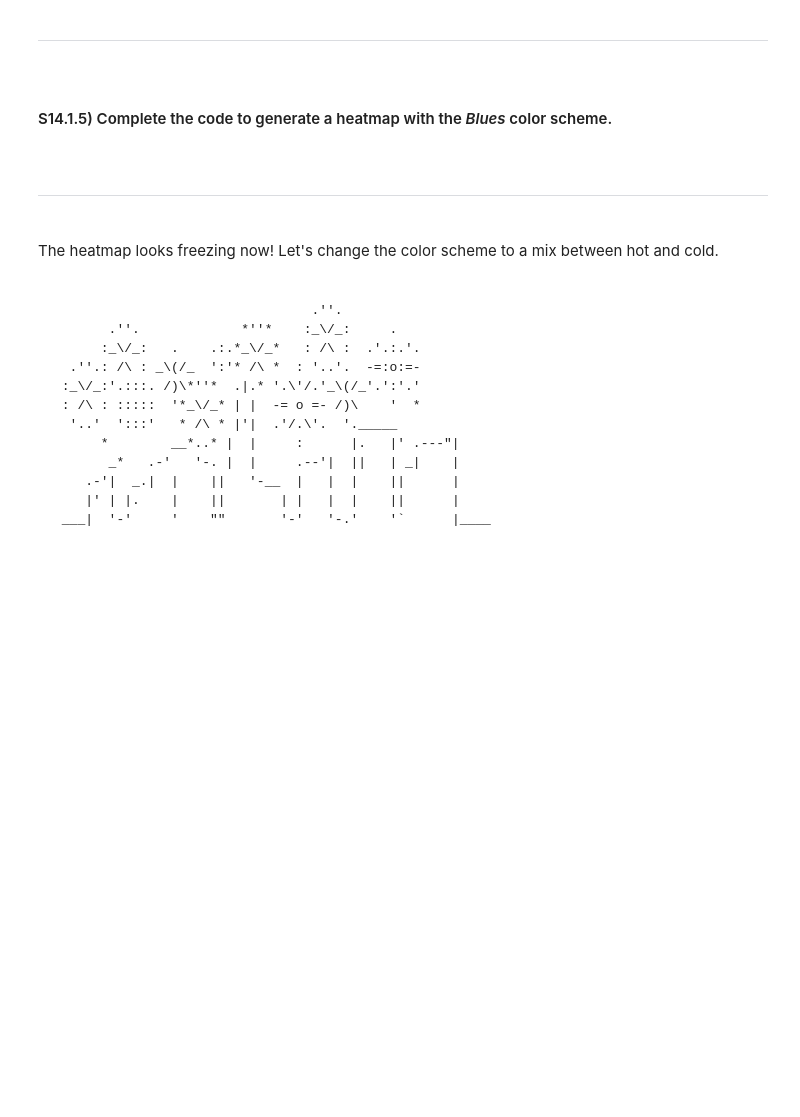
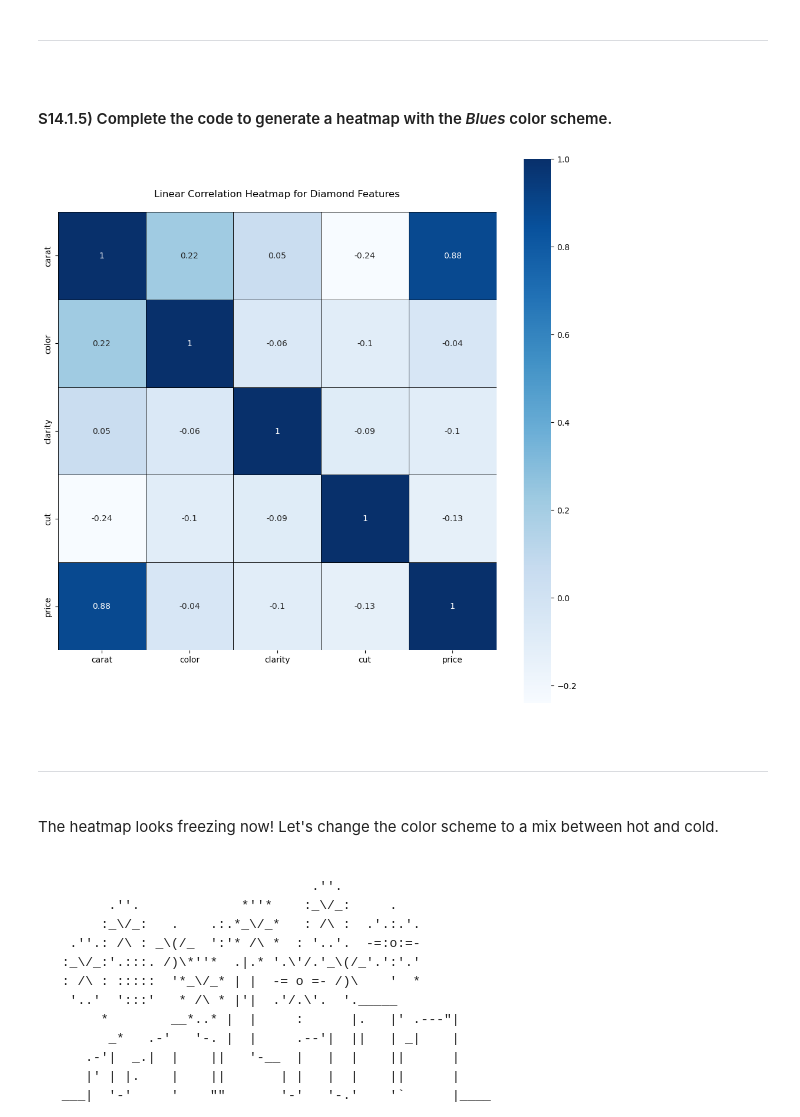
Before and after one commit to chase-kusterer/DAT-7466, a Jupyter notebook: Script 08 - Linear Relationships - Guided.ipynb, the cells around one changed output. Drawn from its saved outputs; the diff is of its cells as text; code cells hidden in the pictures; blank space fills up the shorter version.

```diff
--- a/Script 08 - Linear Relationships - Guided.ipynb
+++ b/Script 08 - Linear Relationships - Guided.ipynb
@@ -179,27 +249,29 @@ That was too spicy! Let's cool things down a bit in our next plot.
 # %%
 ## Session 14.1.5 ##
 
 # specifying plot size (making it bigger)
 fig, ax = plt.subplots( figsize = (12 , 12) )
 
 
 # developing a freezing cold heatmap
 sns.heatmap(data       = diamonds_corr, # the correlation matrix
-            cmap       = _____        , # changing to COOL colors
+            cmap       = 'Blues'      , # changing to COOL colors
             square     = True         , # tightening the layout
             annot      = True         , # should there be numbers in the heatmap
             linecolor  = 'black'      , # lines between boxes
             linewidths = 0.5          ) # how thick should the lines be?
 
 
 # title and displaying the plot
 plt.title(label = """
 Linear Correlation Heatmap for Diamond Features
 """)
 
 
 # rendering the visualization
 plt.show(block = True)
+# %% [output]
+[figure, added]
 # %% [markdown]
 <br><hr style="height:.9px;border-width:0;color:gray;background-color:gray"><br>
 The heatmap looks freezing now! Let's change the color scheme to a mix between hot and cold.
```
Also changed, not shown: parts of 15 cells of this notebook, 4 other files.
